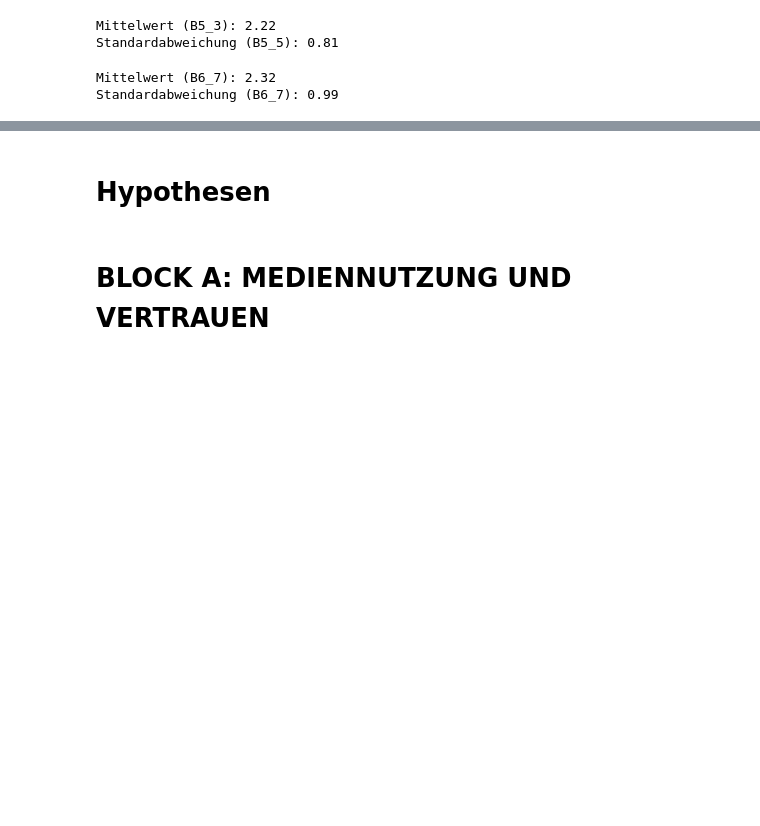
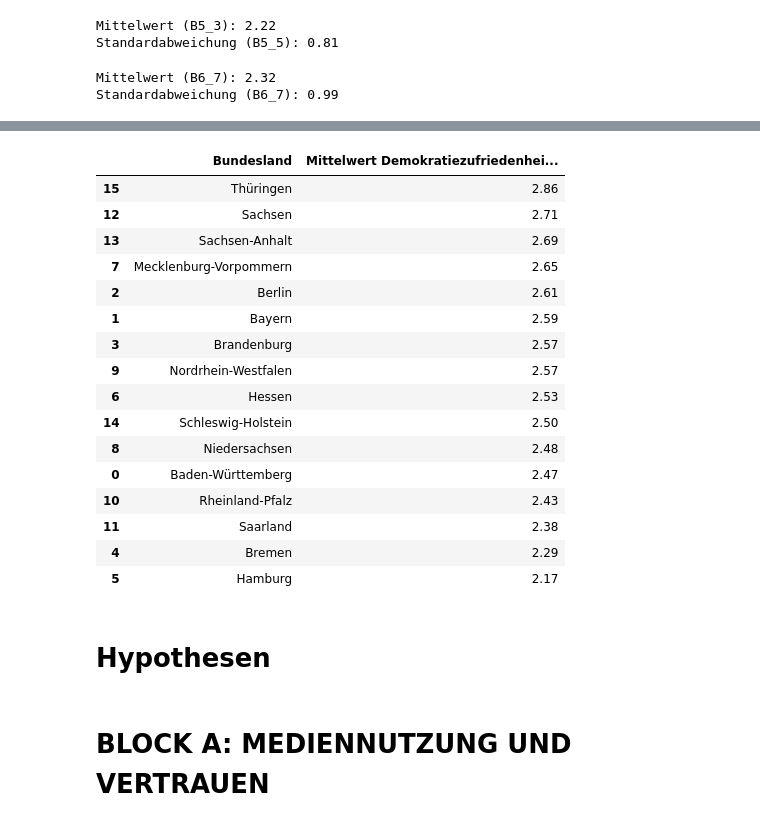
Before and after one commit to lara-polat/python_kurs, a Jupyter notebook: Project_Datenbereinigung.ipynb, the cells around one changed output, grey strips where cells are left out. Saved outputs shown, nothing was run; the diff lists cells and outputs as text; code cells hidden in the pictures; blank space fills up the shorter version.

```diff
--- a/Project_Datenbereinigung.ipynb
+++ b/Project_Datenbereinigung.ipynb
@@ -1863,3 +1918,41 @@ Standardabweichung (B6_7): 0.99
+# %%
+# Demokratiezufriedenheit-Mittelwerte nochmal checken für die einzelnen Bundesländer (und evtl. Legende anpassen)
+
+# Übersichtliche Tabelle: Mittelwerte der Demokratiezufriedenheit (E27) nach Bundesland
+
+import pandas as pd
+from IPython.display import display
+
+# Mittelwerte berechnen
+mittelwerte = df_cleaned.groupby('S7')['E27'].mean().reset_index()
+mittelwerte.columns = ['Bundesland', 'Mittelwert Demokratiezufriedenheit (E27)']
+
+# Nach Mittelwert sortieren (höchste Zufriedenheit oben)
+mittelwerte = mittelwerte.sort_values(by='Mittelwert Demokratiezufriedenheit (E27)', ascending=False)
+
+# Runde die Mittelwerte auf 2 Nachkommastellen
+mittelwerte['Mittelwert Demokratiezufriedenheit (E27)'] = mittelwerte['Mittelwert Demokratiezufriedenheit (E27)'].round(2)
+
+# Tabelle anzeigen
+display(mittelwerte)
+# %% [output]
+|  | Bundesland | Mittelwert Demokratiezufriedenhei... |
+| 15 | Thüringen | 2.86 |
+| 12 | Sachsen | 2.71 |
+| 13 | Sachsen-Anhalt | 2.69 |
+| 7 | Mecklenburg-Vorpommern | 2.65 |
+| 2 | Berlin | 2.61 |
+| 1 | Bayern | 2.59 |
+| 3 | Brandenburg | 2.57 |
+| 9 | Nordrhein-Westfalen | 2.57 |
+| 6 | Hessen | 2.53 |
+| 14 | Schleswig-Holstein | 2.50 |
+| 8 | Niedersachsen | 2.48 |
+| 0 | Baden-Württemberg | 2.47 |
+| 10 | Rheinland-Pfalz | 2.43 |
+| 11 | Saarland | 2.38 |
+| 4 | Bremen | 2.29 |
+| 5 | Hamburg | 2.17 |
 # %% [markdown]
 # Hypothesen
 # %% [markdown]
```
Also changed, not shown: parts of 41 cells of this notebook.
